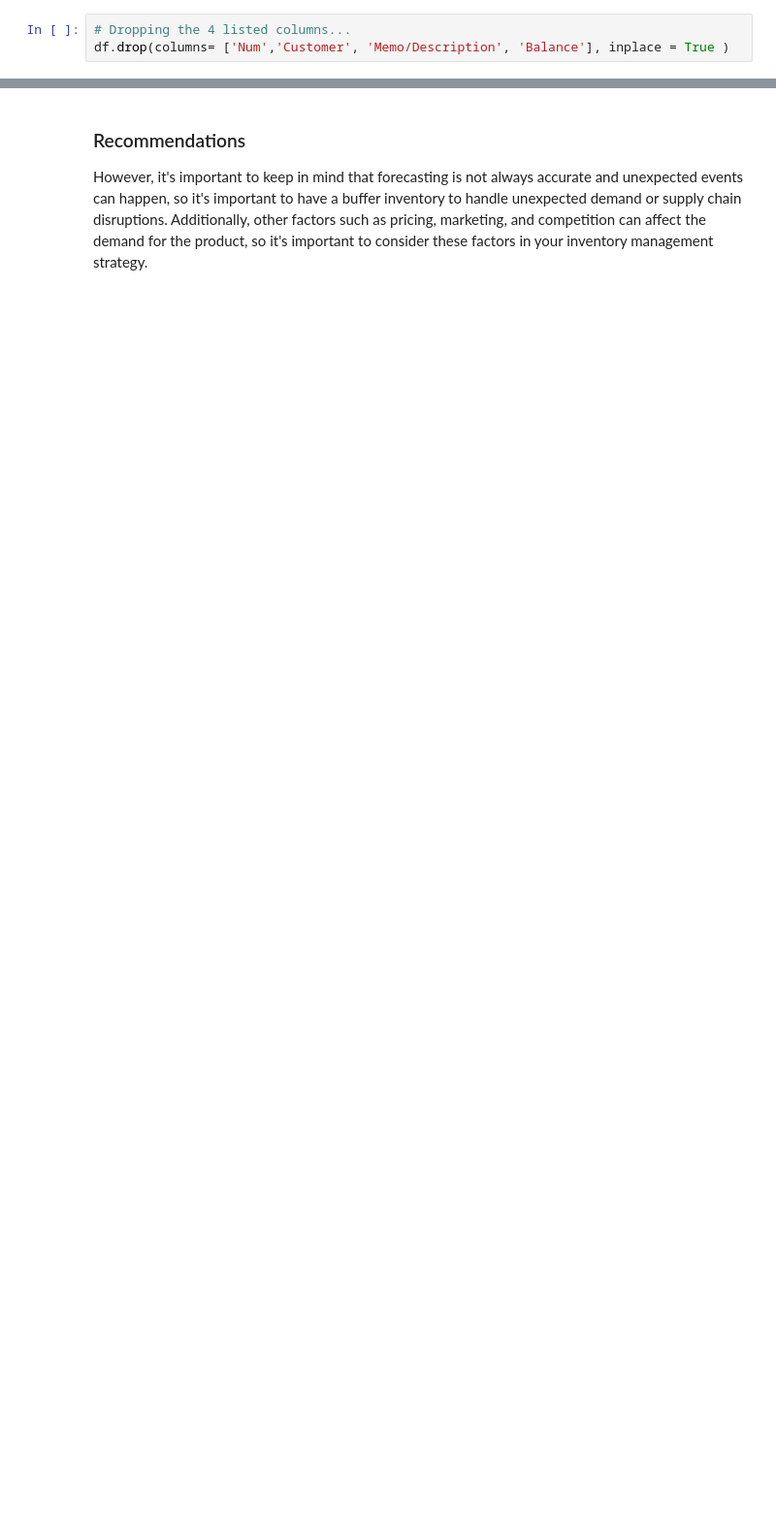
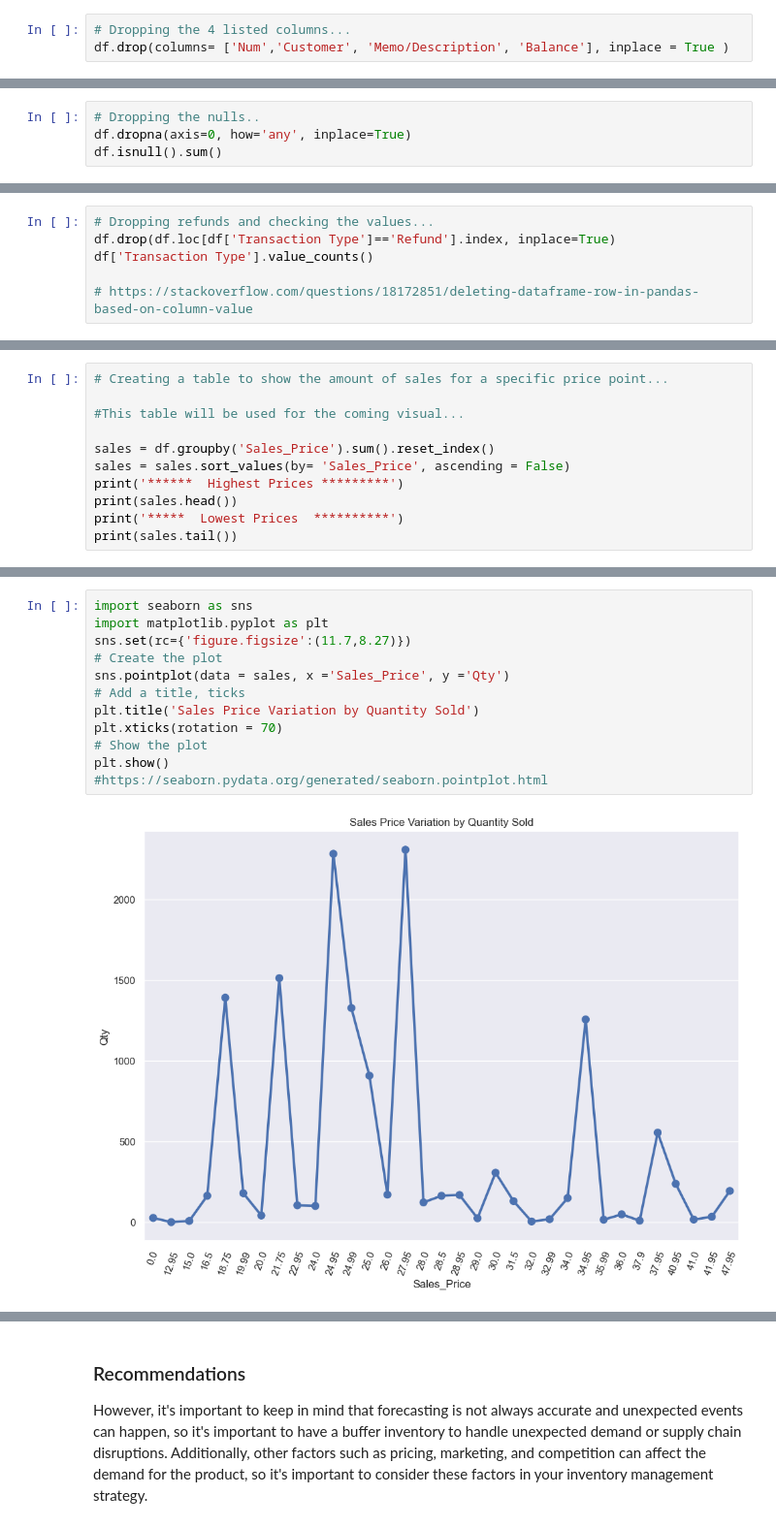
Before and after one commit to DtonesOD1/Capstone, a Jupyter notebook: Capstone.ipynb, the cells around one changed output, grey strips where cells are left out. Shown at 97% size. Cells and saved outputs as stored; diff of their text form; blank space fills up the shorter version.

```diff
--- a/Capstone.ipynb
+++ b/Capstone.ipynb
@@ -230,0 +568,4 @@ df.head()
+# %%
+# Dropping the nulls..
+df.dropna(axis=0, how='any', inplace=True)
+df.isnull().sum()
@@ -230,0 +637,6 @@ df.head()
+# %%
+# Dropping refunds and checking the values...
+df.drop(df.loc[df['Transaction Type']=='Refund'].index, inplace=True)
+df['Transaction Type'].value_counts()
+
+# https://stackoverflow.com/questions/18172851/deleting-dataframe-row-in-pandas-based-on-column-value
@@ -230,0 +731,11 @@ df.head()
+# %%
+# Creating a table to show the amount of sales for a specific price point...
+
+#This table will be used for the coming visual...
+
+sales = df.groupby('Sales_Price').sum().reset_index()
+sales = sales.sort_values(by= 'Sales_Price', ascending = False)
+print('******  Highest Prices *********')
+print(sales.head())
+print('*****  Lowest Prices  **********')
+print(sales.tail())
@@ -230,0 +781,14 @@ df.head()
+# %%
+import seaborn as sns
+import matplotlib.pyplot as plt
+sns.set(rc={'figure.figsize':(11.7,8.27)})
+# Create the plot
+sns.pointplot(data = sales, x ='Sales_Price', y ='Qty')
+# Add a title, ticks
+plt.title('Sales Price Variation by Quantity Sold')
+plt.xticks(rotation = 70)
+# Show the plot
+plt.show()
+#https://seaborn.pydata.org/generated/seaborn.pointplot.html
+# %% [output]
+[figure, added]
```
Also changed, not shown: parts of 113 cells of this notebook.
